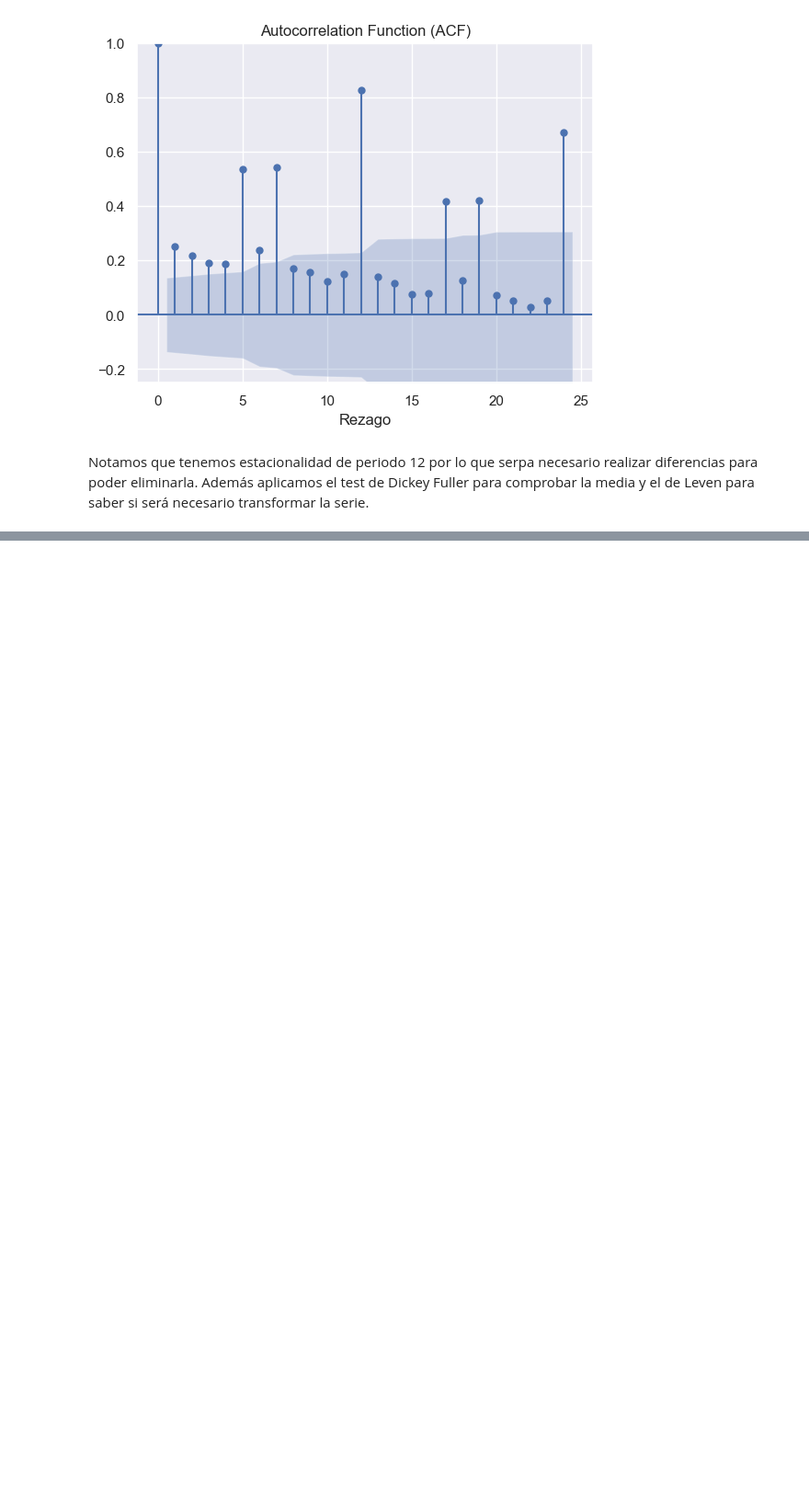
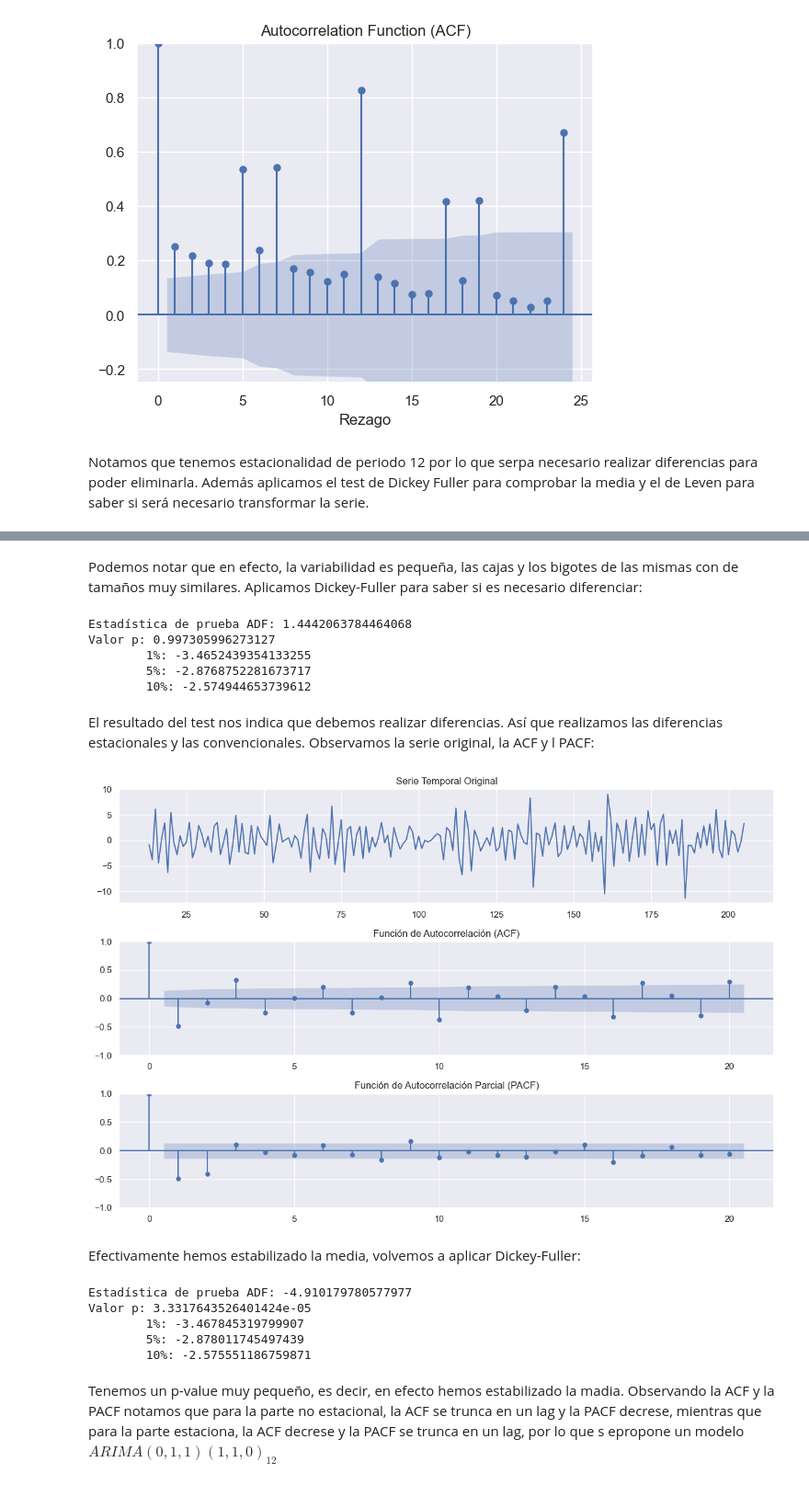
Before and after one commit to maferpy/unidad9, a Jupyter notebook: pronosticos.ipynb, the cells around one changed output, grey strips where cells are left out. Shown at 92% size. Saved outputs shown, nothing was run; the diff lists cells and outputs as text; code cells hidden in the pictures; blank space fills up the shorter version.

```diff
--- a/pronosticos.ipynb
+++ b/pronosticos.ipynb
@@ -523,0 +546,60 @@ print(f'P valor para test de Levene: {p}')
+# %% [markdown]
+Podemos notar que en efecto, la variabilidad es pequeña, las cajas y los bigotes de las mismas con de tamaños muy similares. Aplicamos Dickey-Fuller para saber si es necesario diferenciar:
+# %%
+from statsmodels.tsa.stattools import adfuller
+serie_tiempo = df['Índices de remuneraciones']
+# Aplicar el test de Dickey-Fuller Aumentado
+resultado_adf = adfuller(serie_tiempo)
+print('Estadística de prueba ADF:', resultado_adf[0])
+print('Valor p:', resultado_adf[1])
+for key, value in resultado_adf[4].items():
+    print(f'\t{key}: {value}')
+# %% [output]
+Estadística de prueba ADF: 1.4442063784464068
+Valor p: 0.997305996273127
+        1%: -3.4652439354133255
+        5%: -2.8768752281673717
+        10%: -2.574944653739612
+# %% [markdown]
+El resultado del test nos indica que debemos realizar diferencias. Así que realizamos las diferencias estacionales y las convencionales. Observamos la serie original, la ACF y l PACF:
+# %%
+serie_dif = df['Índices de remuneraciones'].diff()
+seriedif_esta = serie_dif - serie_dif.shift(12)
+# Grafica la serie original
+plt.figure(figsize=(12, 8))
+plt.subplot(3, 1, 1)
+plt.plot(seriedif_esta)
+plt.title('Serie Temporal Original')
+
+# Grafica la función de autocorrelación (ACF)
+plt.subplot(3, 1, 2)
+plot_acf(seriedif_esta[13:], ax=plt.gca(), lags=20)  # 'lags' determina cuántos rezagos mostrar
+plt.title('Función de Autocorrelación (ACF)')
+
+# Grafica la función de autocorrelación parcial (PACF)
+plt.subplot(3, 1, 3)
+plot_pacf(seriedif_esta[13:], ax=plt.gca(), lags=20)  # 'lags' determina cuántos rezagos mostrar
+plt.title('Función de Autocorrelación Parcial (PACF)')
+
+plt.tight_layout()
+plt.show()
+# %% [output]
+[figure, added]
+# %% [markdown]
+Efectivamente hemos estabilizado la media, volvemos a aplicar Dickey-Fuller:
+# %%
+serie_tiempo = seriedif_esta[13:]
+# Aplicar el test de Dickey-Fuller Aumentado
+resultado_adf = adfuller(serie_tiempo)
+print('Estadística de prueba ADF:', resultado_adf[0])
+print('Valor p:', resultado_adf[1])
+for key, value in resultado_adf[4].items():
+    print(f'\t{key}: {value}')
+# %% [output]
+Estadística de prueba ADF: -4.910179780577977
+Valor p: 3.3317643526401424e-05
+        1%: -3.467845319799907
+        5%: -2.878011745497439
+        10%: -2.575551186759871
+# %% [markdown]
+Tenemos un p-value muy pequeño, es decir, en efecto hemos estabilizado la madia. Observando la ACF y la PACF notamos que para la parte no estacional, la ACF se trunca en un lag y la PACF decrese, mientras que para la parte estaciona, la ACF decrese y la PACF se trunca en un lag, por lo que s epropone un modelo $ARIMA(0,1,1)(1,1,0)_{12}$
```
Also changed, not shown: parts of 5 cells of this notebook.
